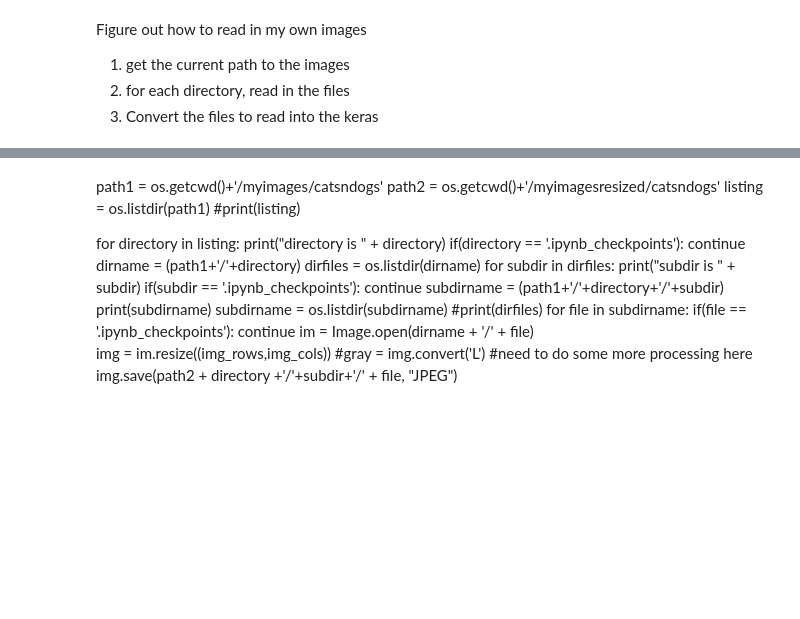
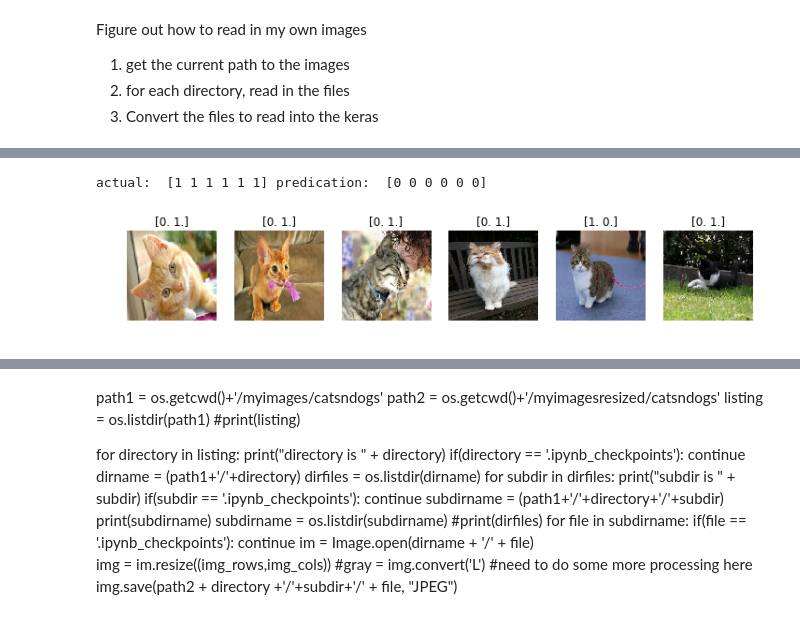
Before and after one commit to hepgon1/gitcode, a Jupyter notebook: KerasMyImages.ipynb, the cells around one changed output, grey strips where cells are left out. Drawn from its saved outputs; the diff is of its cells as text; code cells hidden in the pictures; blank space fills up the shorter version.

```diff
--- a/KerasMyImages.ipynb
+++ b/KerasMyImages.ipynb
@@ -126,0 +241,9 @@ Epoch 5/5
+# %%
+print("actual: ",actual[[94, 95, 96, 97, 98, 99]],"predication: ", y_prediction[[94, 95, 96, 97, 98, 99]])
+print()
+# %% [output]
+actual:  [1 1 1 1 1 1] predication:  [0 0 0 0 0 0]
+# %%
+plots(x_timgs[[94, 95, 96, 97, 98, 99]],titles = y_labels[[94, 95, 96, 97, 98, 99]])
+# %% [output]
+[figure, added]
```
Also changed, not shown: parts of 21 cells of this notebook, 1 other file.
